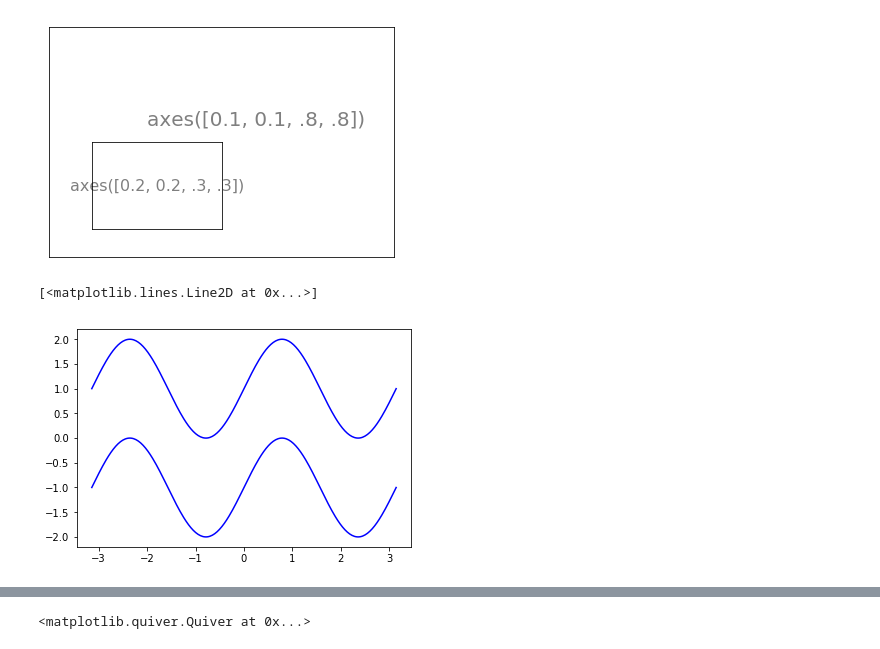
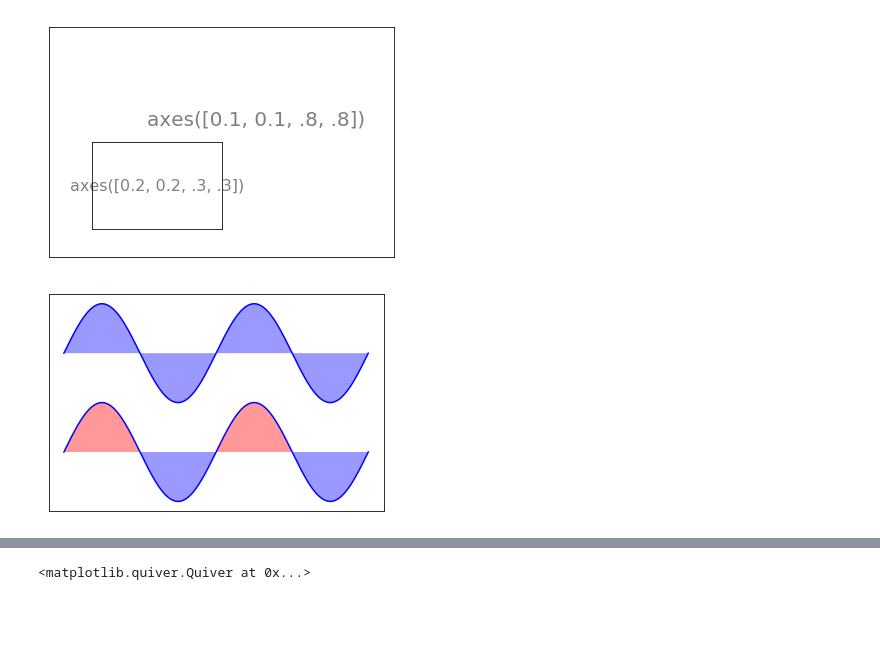
Before and after one commit to polilog/PythonLabs, a Jupyter notebook: lab3.ipynb, the cells around one changed output, grey strips where cells are left out. Saved outputs shown, nothing was run; the diff lists cells and outputs as text; code cells hidden in the pictures; blank space fills up the shorter version.

```diff
--- a/lab3.ipynb
+++ b/lab3.ipynb
@@ -86,12 +98,18 @@ plt.show()
 # %%
 #task 4
 import numpy as np
 n = 256
 X = np.linspace(-np.pi, np.pi, n, endpoint=True)
 Y = np.sin(2 * X)
 
 plt.plot(X, Y + 1, color='blue', alpha=1.00)
 plt.plot(X, Y - 1, color='blue', alpha=1.00)
+ax = plt.gca()
+ax.set_xticks([])
+ax.set_yticks([])
+ax.fill_between(X, 1, Y + 1, facecolor='b', alpha=0.4)
+ax.fill_between(X, -1, Y - 1, where=Y > 0, facecolor='r', alpha=0.4)
+ax.fill_between(X, -1, Y - 1, where=Y < 0, facecolor='b', alpha=0.4)
+plt.show()
 # %% [output]
-[<matplotlib.lines.Line2D at 0x...>]
-[figure, old version]
+[figure, new version]
```
Also changed, not shown: parts of 12 cells of this notebook, 3 other files.
